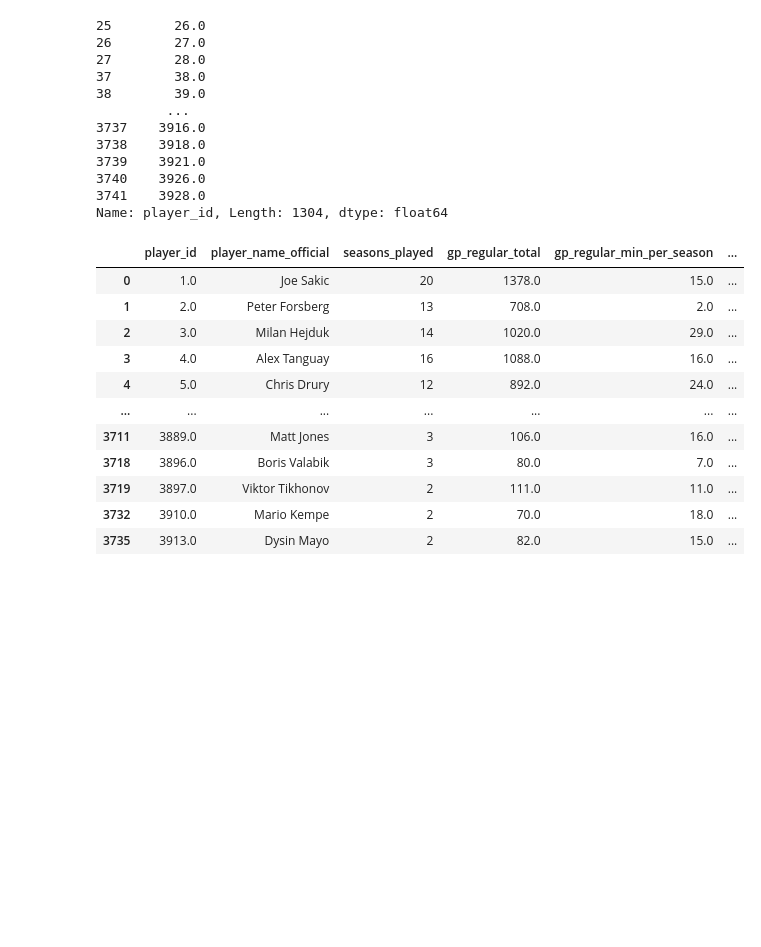
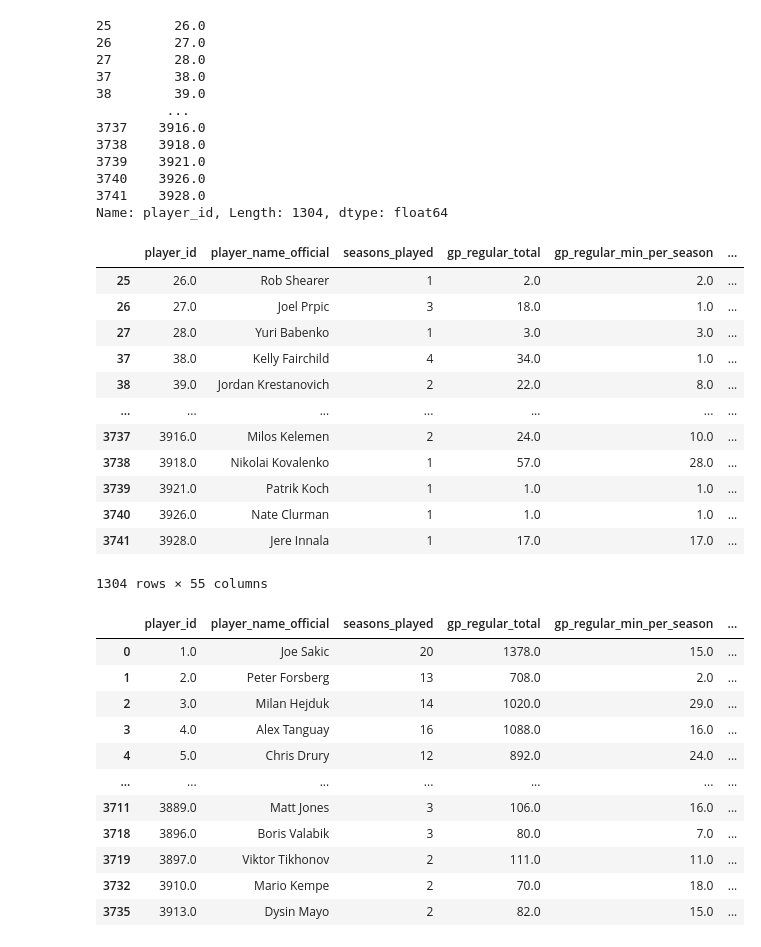
Before and after one commit to shigenogoro/NHL-Prospect-Predictor, a Jupyter notebook: tier_classifier/nhl_player_preprocessing.ipynb, the cells around one changed output. Cells and saved outputs as stored; diff of their text form; code cells hidden in the pictures; blank space fills up the shorter version.

Commit message:
Add nhl_fringe_players.csv

```diff
--- a/tier_classifier/nhl_player_preprocessing.ipynb
+++ b/tier_classifier/nhl_player_preprocessing.ipynb
@@ -364,3 +364,24 @@ fringe_players_id
 3740    3926.0
 3741    3928.0
 Name: player_id, Length: 1304, dtype: float64
+# %%
+# Fringe players
+nhl_fringe_players = nhl_players_without_rookies[
+    nhl_players_without_rookies['player_id'].isin(fringe_players_id)
+]
+# %%
+nhl_fringe_players
+# %% [output]
+|  | player_id | player_name_official | seasons_played | gp_regular_total | gp_regular_min_per_season | ... |
+| 25 | 26.0 | Rob Shearer | 1 | 2.0 | 2.0 | ... |
+| 26 | 27.0 | Joel Prpic | 3 | 18.0 | 1.0 | ... |
+| 27 | 28.0 | Yuri Babenko | 1 | 3.0 | 3.0 | ... |
+| 37 | 38.0 | Kelly Fairchild | 4 | 34.0 | 1.0 | ... |
+| 38 | 39.0 | Jordan Krestanovich | 2 | 22.0 | 8.0 | ... |
+| ... | ... | ... | ... | ... | ... | ... |
+| 3737 | 3916.0 | Milos Kelemen | 2 | 24.0 | 10.0 | ... |
+| 3738 | 3918.0 | Nikolai Kovalenko | 1 | 57.0 | 28.0 | ... |
+| 3739 | 3921.0 | Patrik Koch | 1 | 1.0 | 1.0 | ... |
+| 3740 | 3926.0 | Nate Clurman | 1 | 1.0 | 1.0 | ... |
+| 3741 | 3928.0 | Jere Innala | 1 | 17.0 | 17.0 | ... |
+1304 rows × 55 columns
```
Also changed, not shown: parts of 1 cell of this notebook, 2 other files.
